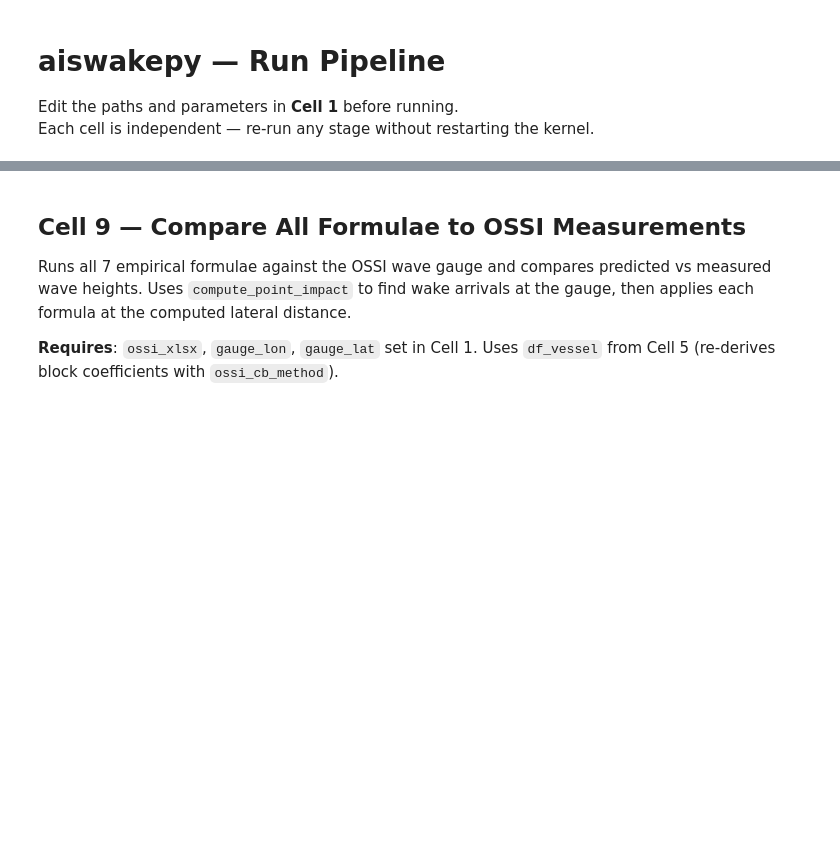
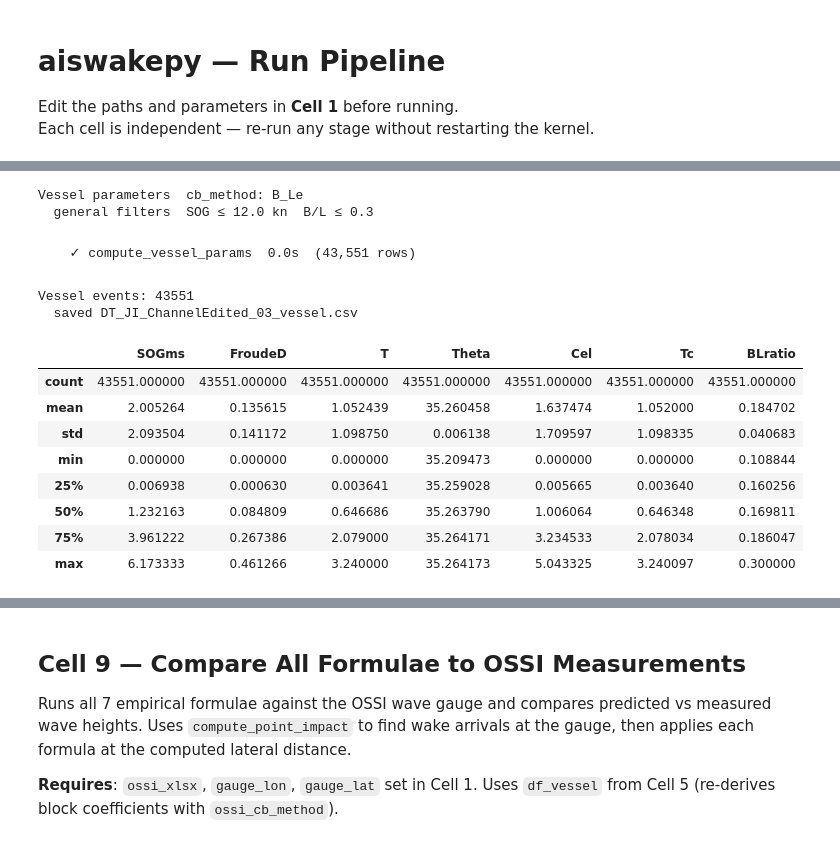
Before and after one commit to wu-hao-liang/aiswakepy, a Jupyter notebook: run_shipwake.ipynb, the cells around one changed output, grey strips where cells are left out. Saved outputs shown, nothing was run; the diff lists cells and outputs as text; code cells hidden in the pictures; blank space fills up the shorter version.

Commit message:
stage all files except data, example, ref

```diff
--- a/run_shipwake.ipynb
+++ b/run_shipwake.ipynb
@@ -5,15 +5,15 @@ Edit the paths and parameters in **Cell 1** before running.
 Each cell is independent — re-run any stage without restarting the kernel.
 # %%
 # === EDIT THESE PATHS FOR YOUR RUN ===
-ais_csv          = r"examples/ais/DT.csv"
-coastline_shp    = r"examples/coastline/proposed_WC_dissolved_v2_WGS84.shp"
-bathy_file       = r"examples/bathymetry/61803960_WestCoast_HD_25m_mCD_Prod_v20260220.mesh"
-tide_dfs0        = r"examples/tide/Predicted Water Level (CD)_2024_WestCoast_6min.dfs0"
-tide_item        = "Predicted tidal elevation"   # item name inside the .dfs0 file
+ais_csv          = r"data/compare_JI/ais/DT_JI_ChannelEdited.csv"
+coastline_shp    = r"data/compare_JI/coastline/JI_shipwake_land_mask.shp"
+bathy_file       = r"data/compare_JI/bathymetry/JI_bathy.dfsu"
+tide_dfs0        = r"data/compare_JI/tide/JI_tide_2023.dfs0"
+tide_item        = "OSSI: Surface elevation"   # item name inside the .dfs0 file
 study_area_shp   = None   # optional polygon shapefile to clip study area, or None
 
 # === OUTPUT FILENAMES (change to save different runs side by side) ===
-output_dir           = r"output/"
+output_dir           = r"data/compare_JI/output/"
 wave_height_map_name = "WaveHeightMap.png"
 wave_period_map_name = "WavePeriodMap.png"
 wave_params_name     = "wave_params.csv"
@@ -28,7 +28,7 @@ interp_interval_s    = 30.0    # Hermite spline interpolation time step (seconds
 
 # === WAVE CALCULATION PARAMETERS ===
 formula        = "kriebel"  # empirical wake model: 'bhowmik', 'blaauw', 'gates', 'kriebel', 'maynord', 'pianc', 'sorensen'
-cb_method      = "L_Le"     # block coefficient method: 'L_Le' (Kriebel default), 'B_Le', or 'table'
+cb_method      = "B_Le"     # block coefficient method: 'L_Le' (Kriebel default), 'B_Le', or 'table'
                             #   L_Le: Cb estimated from waterline length / bow entry length ratio
                             #   B_Le: uses beam instead of length; table: lookup by vessel type
 gravity        = 9.78       # local gravitational acceleration (m/s²); Singapore value (vs 9.81 standard)
@@ -131,24 +165,39 @@ df_depth[["WaterDepth", "draught"]].describe()
 # %%
 # === Cell 5: Stage 3 — Vessel Parameters ===
 from aiswakepy.stages.vessel import compute_vessel_params
 
 print(
     f"Vessel parameters  cb_method: {cb_method}\n"
     f"  general filters  SOG ≤ {max_sog_knots} kn  B/L ≤ {max_bl_ratio}"
 )
 
 df_vessel = compute_vessel_params(
     df=df_depth,
     cb_method=config.vessel.cb_method,
     g=config.wave.gravity,
     max_sog_knots=config.wave.max_sog_knots,
     max_bl_ratio=config.wave.max_bl_ratio,
 )
 print(f"Vessel events: {len(df_vessel)}")
 if config.output.save_stage_csv:
     df_vessel.to_csv(_out / f"{_stem}_03_vessel.csv", index=False)
     print(f"  saved {_stem}_03_vessel.csv")
-df_vessel[["SOGms", "LengthWL", "FroudeD", "T", "Theta", "Cel", "Tc", "BLratio"]].describe()
+df_vessel[["SOGms", "FroudeD", "T", "Theta", "Cel", "Tc", "BLratio"]].describe()
+# %% [output]
+Vessel parameters  cb_method: B_Le
+  general filters  SOG ≤ 12.0 kn  B/L ≤ 0.3
+✓ compute_vessel_params 0.0s (43,551 rows)
+Vessel events: 43551
+  saved DT_JI_ChannelEdited_03_vessel.csv
+|  | SOGms | FroudeD | T | Theta | Cel | Tc | BLratio |
+| count | 43551.000000 | 43551.000000 | 43551.000000 | 43551.000000 | 43551.000000 | 43551.000000 | 43551.000000 |
+| mean | 2.005264 | 0.135615 | 1.052439 | 35.260458 | 1.637474 | 1.052000 | 0.184702 |
+| std | 2.093504 | 0.141172 | 1.098750 | 0.006138 | 1.709597 | 1.098335 | 0.040683 |
+| min | 0.000000 | 0.000000 | 0.000000 | 35.209473 | 0.000000 | 0.000000 | 0.108844 |
+| 25% | 0.006938 | 0.000630 | 0.003641 | 35.259028 | 0.005665 | 0.003640 | 0.160256 |
+| 50% | 1.232163 | 0.084809 | 0.646686 | 35.263790 | 1.006064 | 0.646348 | 0.169811 |
+| 75% | 3.961222 | 0.267386 | 2.079000 | 35.264171 | 3.234533 | 2.078034 | 0.186047 |
+| max | 6.173333 | 0.461266 | 3.240000 | 35.264173 | 5.043325 | 3.240097 | 0.300000 |
 # %%
 # === Cell 6: Stage 4 — Wave Impact ===
 from aiswakepy.stages.wave_impact import compute_wave_impact
```
Also changed, not shown: parts of 6 cells of this notebook, 5 other files.
